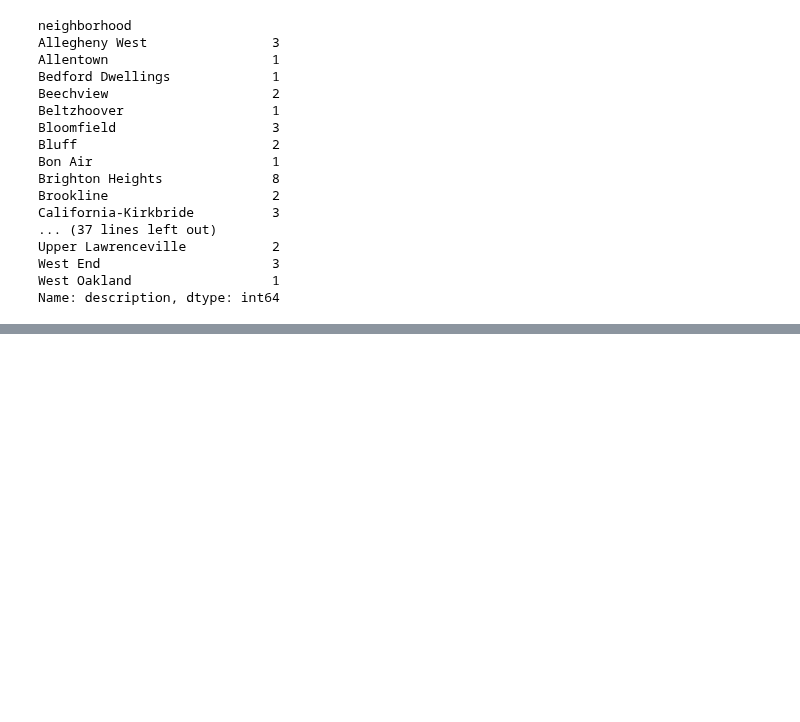
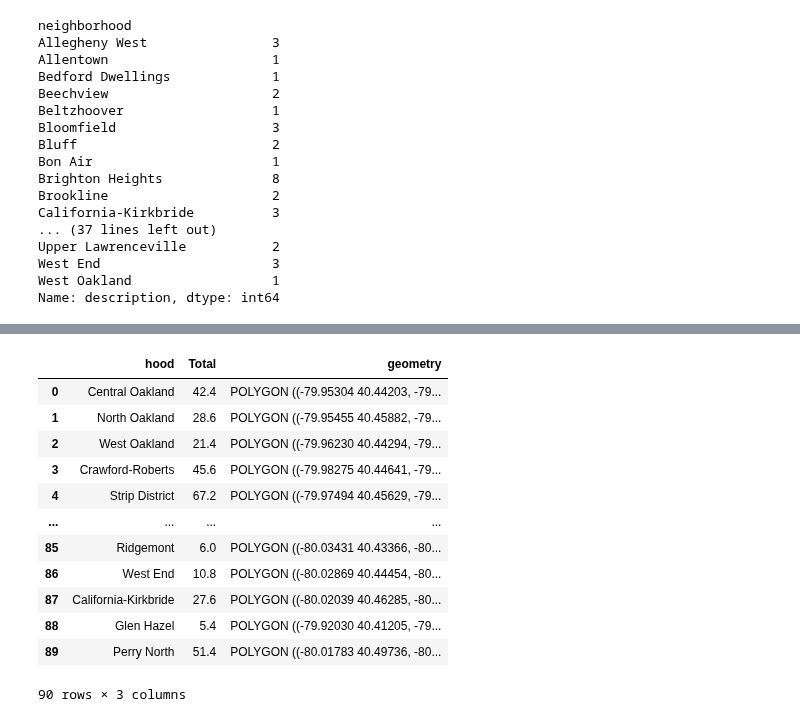
Before and after one commit to pjp401/CMPINF0010-Final-Project, a Jupyter notebook: FinalProject.ipynb, the cells around one changed output, grey strips where cells are left out. Drawn from its saved outputs; the diff is of its cells as text; code cells hidden in the pictures; blank space fills up the shorter version.

```diff
--- a/FinalProject.ipynb
+++ b/FinalProject.ipynb
@@ -238,0 +236,19 @@ Text(0, 0.5, 'Neighborhoods')
+# %%
+# do the merge
+steps_map = neighborhoods.merge(trafficSigns[['Total']], how='left', left_on='hood', right_on='neighborhood')
+# look at the head to confirm it merged correctly
+steps_map[['hood','Total','geometry']]
+# %% [output]
+|  | hood | Total | geometry |
+| 0 | Central Oakland | 42.4 | POLYGON ((-79.95304 40.44203, -79... |
+| 1 | North Oakland | 28.6 | POLYGON ((-79.95455 40.45882, -79... |
+| 2 | West Oakland | 21.4 | POLYGON ((-79.96230 40.44294, -79... |
+| 3 | Crawford-Roberts | 45.6 | POLYGON ((-79.98275 40.44641, -79... |
+| 4 | Strip District | 67.2 | POLYGON ((-79.97494 40.45629, -79... |
+| ... | ... | ... | ... |
+| 85 | Ridgemont | 6.0 | POLYGON ((-80.03431 40.43366, -80... |
+| 86 | West End | 10.8 | POLYGON ((-80.02869 40.44454, -80... |
+| 87 | California-Kirkbride | 27.6 | POLYGON ((-80.02039 40.46285, -80... |
+| 88 | Glen Hazel | 5.4 | POLYGON ((-79.92030 40.41205, -79... |
+| 89 | Perry North | 51.4 | POLYGON ((-80.01783 40.49736, -80... |
+90 rows × 3 columns
```
Also changed, not shown: parts of 14 cells of this notebook.
